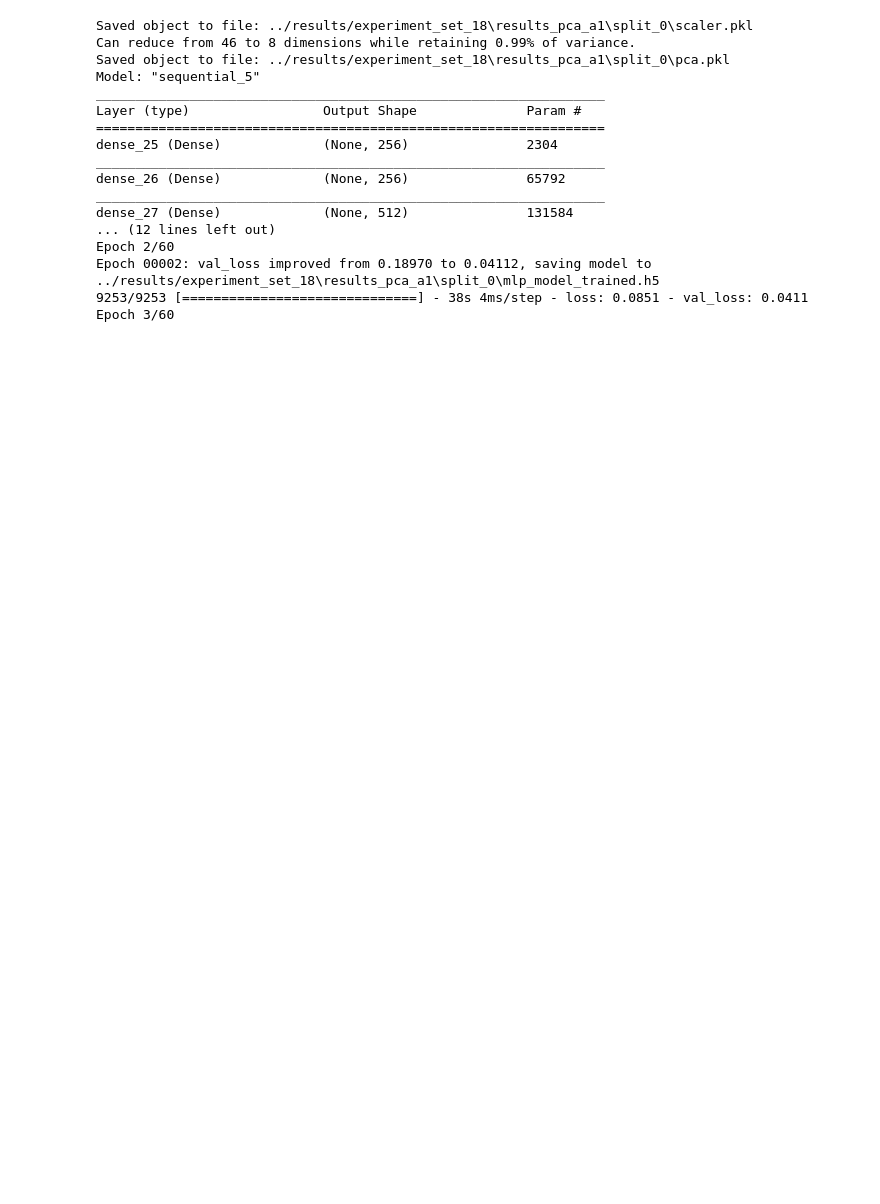
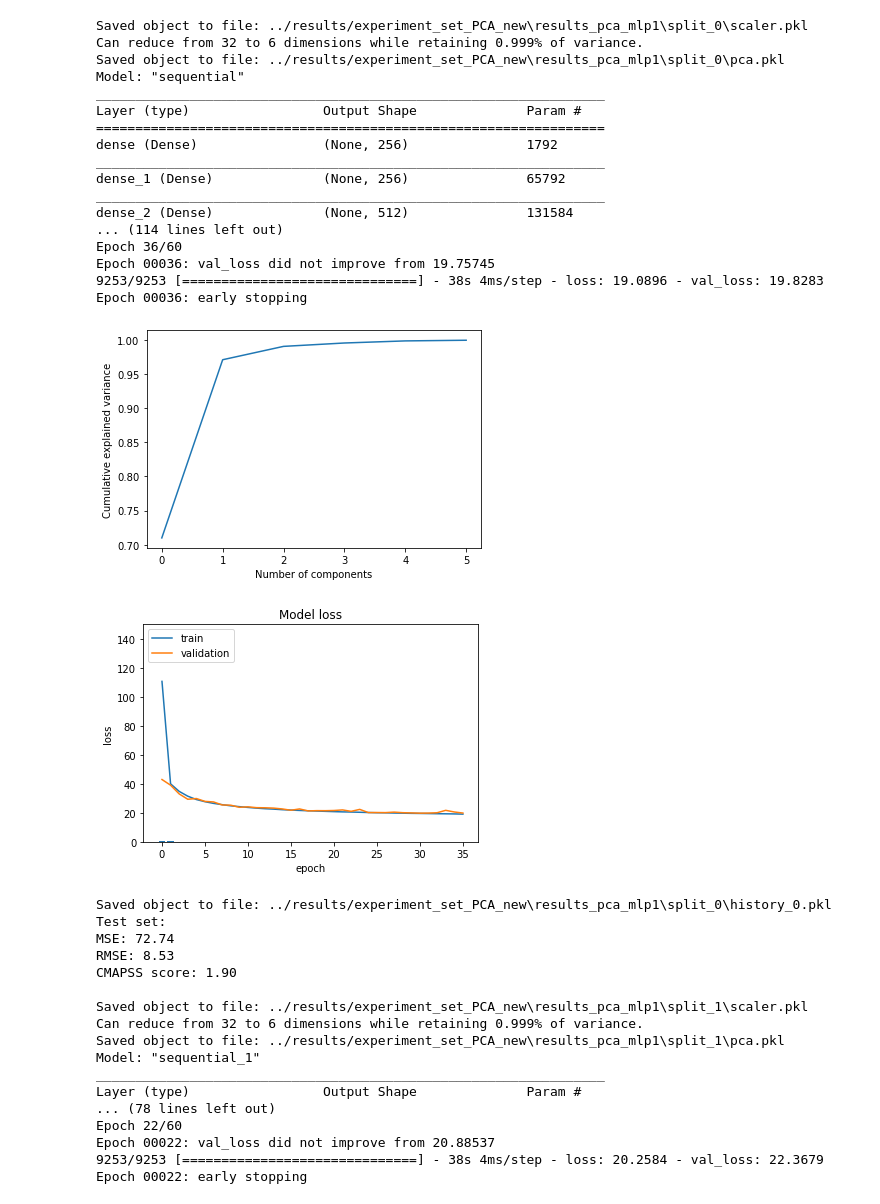
Before and after one commit to andrei-iosif/PredictiveMaintenanceScripts, a Jupyter notebook: rul_prediction/notebooks/E6_PCA.ipynb, the cells around one changed output. Cells and saved outputs as stored; diff of their text form; code cells hidden in the pictures; blank space fills up the shorter version.

```diff
--- a/rul_prediction/notebooks/E6_PCA.ipynb
+++ b/rul_prediction/notebooks/E6_PCA.ipynb
@@ -38,10 +42,12 @@ set_seed(seed)
 # %%
 # Set input and output paths
 filename = '../data/N-CMAPSS_DS02-006.h5'
-output_path = '../results/experiment_set_18'
+output_path = '../results/experiment_set_PCA_new'
 
 if not os.path.exists(output_path):
     os.makedirs(output_path)
+# %%
+PCA_EXPLAINED_VARIANCE = 0.999
 # %%
 def train_evaluate_mlp_pca(x_train, y_train,
                            x_test, y_test,
@@ -73,7 +79,9 @@ def train_evaluate_mlp_pca(x_train, y_train,
         save_object(scaler, scaler_file)
 
         # PCA
-        pca = get_principal_components(x_train_scaled, debug=True)
+        pca = get_principal_components(x_train_scaled, debug=True,
+                                       explained_variance=PCA_EXPLAINED_VARIANCE,
+                                       output_path_plots=output_path)
         pca_file = os.path.join(results_path_crr_split, 'pca.pkl')
         save_object(pca, pca_file)
 
@@ -162,8 +170,9 @@ test_set = data_reader.test_set
 y_train = train_set['RUL']
 x_train = train_set.drop(['RUL'], axis=1)
 # %%
-#selected_columns = data_reader.column_names.w_cols + data_reader.column_names.x_s_cols + data_reader.column_names.x_v_cols
-#x_train = x_train[selected_columns]
+# selected_columns = data_reader.column_names.w_cols + data_reader.column_names.x_s_cols + data_reader.column_names.x_v_cols
+selected_columns = data_reader.column_names.w_cols + data_reader.column_names.x_s_cols
+x_train = x_train[selected_columns]
 
 y_test = test_set['RUL']
 x_test = test_set[x_train.columns]
@@ -174,46 +183,65 @@ y_train = y_train.astype(np.float32)
 x_test = x_test.astype(np.float32)
 y_test = y_test.astype(np.float32)
 # %%
-###########################################
-# Test effect of PCA for feature extraction
-###########################################
+#################################################
+# Test effect of PCA for feature extraction - FS2
+#################################################
 NUM_TRIALS = 3
 EPOCHS = 60
 BATCH_SIZE = 512
 
 mlp_params = MLPConfigParams(layer_sizes=[256, 256, 512, 64], activation='tanh', dropout=0.0)
 
-results_path = os.path.join(output_path, "results_pca_a1")
+results_path = os.path.join(output_path, "results_pca_mlp1")
 if not os.path.exists(results_path):
     os.makedirs(results_path)
 
-results_file = os.path.join(output_path, "results_pca_a1.csv")
+results_file = os.path.join(output_path, "results_pca_mlp1.csv")
 with open(results_file, "w") as file:
     file.write("mse,rmse,cmapss,mse(mean),mse(std),rmse(mean),rmse(std),cmapss(mean),cmapss(std)\n")
 
 train_evaluate_mlp_pca(
     x_train, y_train,
     x_test, y_test,
     NUM_TRIALS,
     mlp_params,
     results_path,
     EPOCHS, BATCH_SIZE,
     results_file=results_file)
 # %% [output]
-Saved object to file: ../results/experiment_set_18\results_pca_a1\split_0\scaler.pkl
-Can reduce from 46 to 8 dimensions while retaining 0.99% of variance.
-Saved object to file: ../results/experiment_set_18\results_pca_a1\split_0\pca.pkl
-Model: "sequential_5"
+Saved object to file: ../results/experiment_set_PCA_new\results_pca_mlp1\split_0\scaler.pkl
+Can reduce from 32 to 6 dimensions while retaining 0.999% of variance.
+Saved object to file: ../results/experiment_set_PCA_new\results_pca_mlp1\split_0\pca.pkl
+Model: "sequential"
 _________________________________________________________________
 Layer (type)                 Output Shape              Param #
 =================================================================
-dense_25 (Dense)             (None, 256)               2304
+dense (Dense)                (None, 256)               1792
 _________________________________________________________________
-dense_26 (Dense)             (None, 256)               65792
+dense_1 (Dense)              (None, 256)               65792
 _________________________________________________________________
-dense_27 (Dense)             (None, 512)               131584
-... (12 lines left out)
-Epoch 2/60
-Epoch 00002: val_loss improved from 0.18970 to 0.04112, saving model to ../results/experiment_set_18\results_pca_a1\split_0\mlp_model_trained.h5
-9253/9253 [==============================] - 38s 4ms/step - loss: 0.0851 - val_loss: 0.0411
-Epoch 3/60
+dense_2 (Dense)              (None, 512)               131584
+... (114 lines left out)
+Epoch 36/60
+Epoch 00036: val_loss did not improve from 19.75745
+9253/9253 [==============================] - 38s 4ms/step - loss: 19.0896 - val_loss: 19.8283
+Epoch 00036: early stopping
+[figure, added]
+[figure, added]
+Saved object to file: ../results/experiment_set_PCA_new\results_pca_mlp1\split_0\history_0.pkl
+Test set:
+MSE: 72.74
+RMSE: 8.53
+CMAPSS score: 1.90
+
+Saved object to file: ../results/experiment_set_PCA_new\results_pca_mlp1\split_1\scaler.pkl
+Can reduce from 32 to 6 dimensions while retaining 0.999% of variance.
+Saved object to file: ../results/experiment_set_PCA_new\results_pca_mlp1\split_1\pca.pkl
+Model: "sequential_1"
+_________________________________________________________________
+Layer (type)                 Output Shape              Param #
+... (78 lines left out)
+Epoch 22/60
+Epoch 00022: val_loss did not improve from 20.88537
+9253/9253 [==============================] - 38s 4ms/step - loss: 20.2584 - val_loss: 22.3679
+Epoch 00022: early stopping
```
Also changed, not shown: parts of 6 cells of this notebook, 24 other files.
